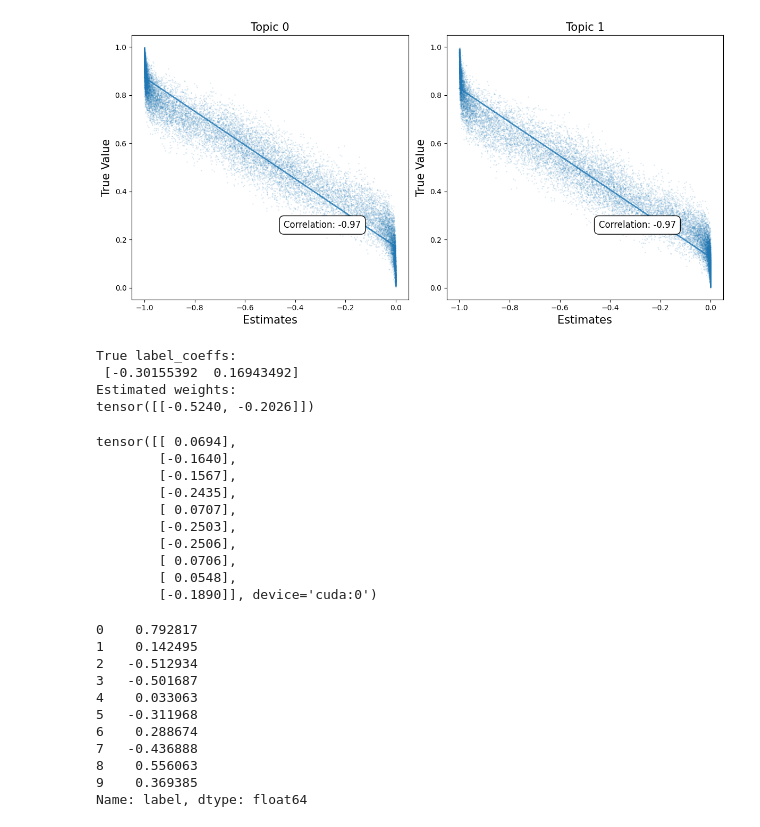
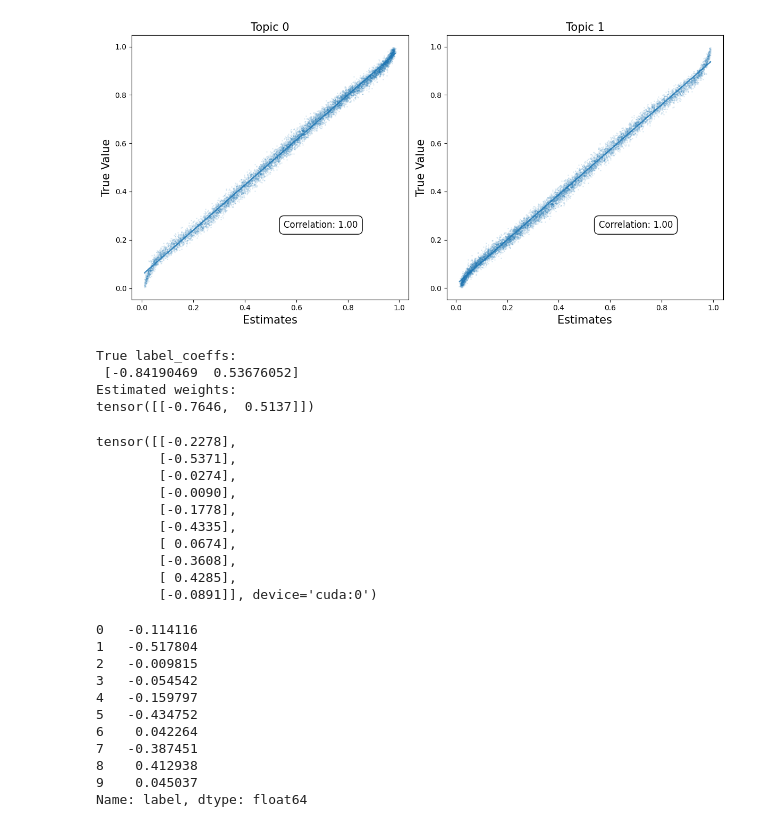
Before and after one commit to PinchOfData/DeepLatent, a Jupyter notebook: notebooks/4_gtm_with_metadata_simulation.ipynb, the cells around one changed output. Cells and saved outputs as stored; diff of their text form; code cells hidden in the pictures.

```diff
--- a/notebooks/4_gtm_with_metadata_simulation.ipynb
+++ b/notebooks/4_gtm_with_metadata_simulation.ipynb
@@ -7,9 +7,11 @@ from simulations import generate_documents
 from sklearn.feature_extraction.text import CountVectorizer
 
 df_theta, df, topic_words, true_lambda, true_label_coeffs = generate_documents(
-    num_docs=20000,
+    num_docs=10000,
     num_topics=2,
     vocab_size=500,
+    min_words=1000,
+    max_words=1000,
     num_covs=2,
     num_languages=1,
     doc_topic_prior="logistic_normal",
@@ -57,19 +59,19 @@ test_dataset = Corpus(
 
 encoder_args = {
     "text_bow": {
-        "hidden_dims": [128,64],
+        "hidden_dims": [512],
         "activation": "relu",
         "bias": True,
-        "dropout": 0.2
+        "dropout": 0.0
     }
 }
 
 decoder_args = {
     "text_bow": {
-        "hidden_dims": [64,128],
+        "hidden_dims": [],
         "activation": "relu",
         "bias": True,
-        "dropout": 0.2
+        "dropout": 0.0
     }
 }
 
@@ -86,21 +88,22 @@ tm = GTM(
     train_dataset,
     test_dataset,
     ae_type="vae",
-    update_prior=True,
-    initialization=False,
+    vi_type="iaf",
+    fixed_prior=False,
     encoder_args=encoder_args,
     decoder_args=decoder_args,
     predictor_args=predictor_args,
     n_topics=2,
+    batch_size=64,
     doc_topic_prior='logistic_normal',
     predictor_type='regressor',
     w_pred_loss=1,
-    w_prior=1,
+    w_prior=0.01,
     patience=10,
-    print_every_n_epochs=10,
-    kl_annealing_start=0,
-    kl_annealing_end=1000,
-    kl_annealing_max_beta=1,
+    print_every_n_batches=10000,
+    print_every_n_epochs=1,
+    kl_annealing_start=-1,
+    kl_annealing_end=-1,
     num_epochs=100
 )
 # %% [output]
@@ -120,35 +133,35 @@ full_dataset = Corpus(
     modalities=modalities,
     labels="~label-1",
     prevalence="~cov_1 + cov_2"
 )
 
-estimated_doc_topics = -tm.get_doc_topic_distribution(full_dataset, num_samples=30)
+estimated_doc_topics = tm.get_doc_topic_distribution(full_dataset, num_samples=30)
 
 fig, axs = plt.subplots(1, 2, figsize=(12, 6))
 
 for i in range(2):
     x = estimated_doc_topics[:, i]
     y = df_theta['Topic{}'.format(i)]
 
     axs[i].scatter(x, y, s=1, alpha=0.1)
 
     coefficients = np.polyfit(x, y, 1)
     fit = np.poly1d(coefficients)
     axs[i].plot(x, fit(x), alpha=0.8)
 
     axs[i].set_xlabel('Estimates', fontsize=15)
     axs[i].set_ylabel('True Value', fontsize=15)
     axs[i].set_title(f'Topic {i}', fontsize=15)
 
     corr_coeff = np.corrcoef(x, y)[0, 1]
     axs[i].annotate(f'Correlation: {corr_coeff:.2f}', xy=(0.55, 0.3), xycoords='axes fraction',
                     fontsize=12, verticalalignment='top', horizontalalignment='left',
                     bbox=dict(facecolor='white', edgecolor='black', boxstyle='round,pad=0.5'))
 
 plt.tight_layout()
 plt.show()
 # %% [output]
-[figure, old version]
+[figure, new version]
 # %%
 print("True label_coeffs:\n", true_label_coeffs)
 
@@ -156,33 +169,33 @@ print('Estimated weights:')
 print(tm.predictor.neural_net["pred_0"].weight.detach().cpu())
 # %% [output]
 True label_coeffs:
- [-0.30155392  0.16943492]
+ [-0.84190469  0.53676052]
 Estimated weights:
-tensor([[-0.5240, -0.2026]])
+tensor([[-0.7646,  0.5137]])
 # %%
-tm.get_predictions(full_dataset, to_numpy=False)[0:10]
+tm.get_predictions(full_dataset, to_numpy=False, num_samples=30)[0:10]
 # %% [output]
-tensor([[ 0.0694],
-        [-0.1640],
-        [-0.1567],
-        [-0.2435],
-        [ 0.0707],
-        [-0.2503],
-        [-0.2506],
-        [ 0.0706],
-        [ 0.0548],
-        [-0.1890]], device='cuda:0')
+tensor([[-0.2278],
+        [-0.5371],
+        [-0.0274],
+        [-0.0090],
+        [-0.1778],
+        [-0.4335],
+        [ 0.0674],
+        [-0.3608],
+        [ 0.4285],
+        [-0.0891]], device='cuda:0')
 # %%
 print(df['label'].iloc[0:10])
 # %% [output]
-0    0.792817
-1    0.142495
-2   -0.512934
-3   -0.501687
-4    0.033063
-5   -0.311968
-6    0.288674
-7   -0.436888
-8    0.556063
-9    0.369385
+0   -0.114116
+1   -0.517804
+2   -0.009815
+3   -0.054542
+4   -0.159797
+5   -0.434752
+6    0.042264
+7   -0.387451
+8    0.412938
+9    0.045037
 Name: label, dtype: float64
```
Also changed, not shown: parts of 4 cells of this notebook, 10 other files.
